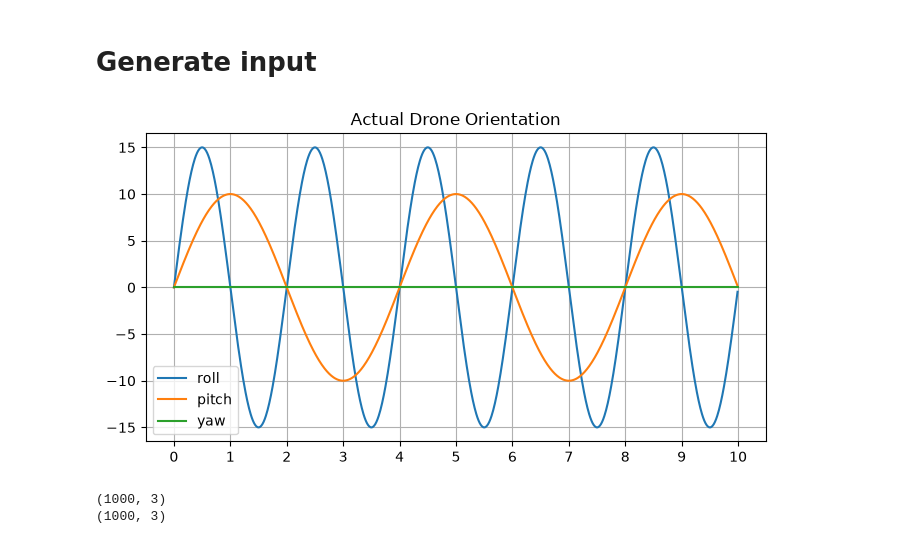
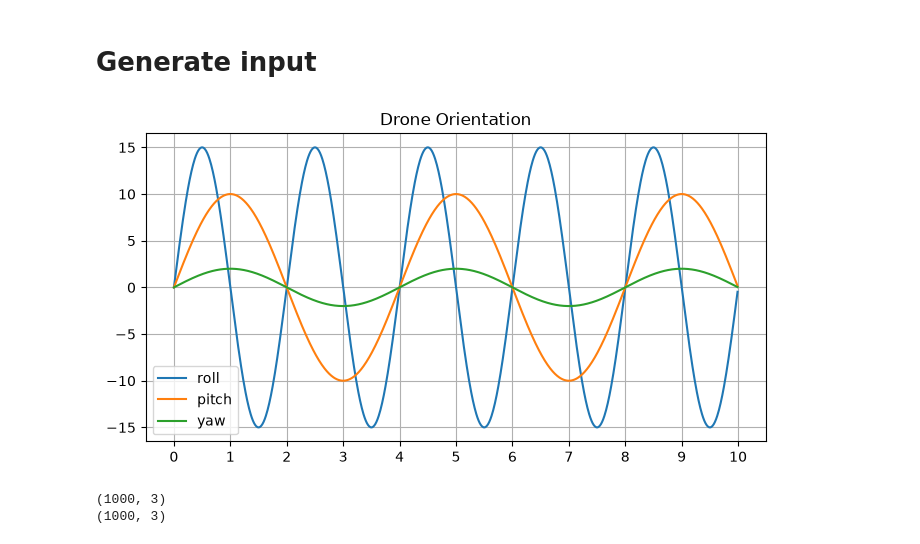
Before and after one commit to RuseaDev/Quadcopter-Simulator, a Jupyter notebook: Filter_testing.ipynb, the cells around one changed output. Cells and saved outputs as stored; diff of their text form; code cells hidden in the pictures.

```diff
--- a/Filter_testing.ipynb
+++ b/Filter_testing.ipynb
@@ -17,19 +16,19 @@ t = np.arange (0, 10, dt)
 # %%
 real_roll = np.deg2rad(15) * np.sin (np.pi *t)
 real_pitch = np.deg2rad(10) * np.sin(0.5*np.pi * t)
-real_yaw = np.zeros_like (t)
+real_yaw = np.deg2rad(2) * np.sin(0.5 * np.pi * t)
 
 plt.figure(figsize=(8,4))
 plt.plot (t, np.rad2deg(real_roll), label = 'roll')
 plt.plot (t, np.rad2deg(real_pitch), label = 'pitch')
 plt.plot (t, np.rad2deg(real_yaw), label = 'yaw')
 plt.grid (True)
 plt.xticks(np.arange (0, 11, 1))
-plt.title ('Actual Drone Orientation')
+plt.title ("Drone Orientation")
 plt.legend()
 plt.show()
 # %% [output]
-[figure, old version]
+[figure, new version]
 # %%
 roll_dot = np.gradient(real_roll, dt)
 pitch_dot = np.gradient(real_pitch, dt)
```
Also changed, not shown: parts of 15 cells of this notebook, 1 other file.
